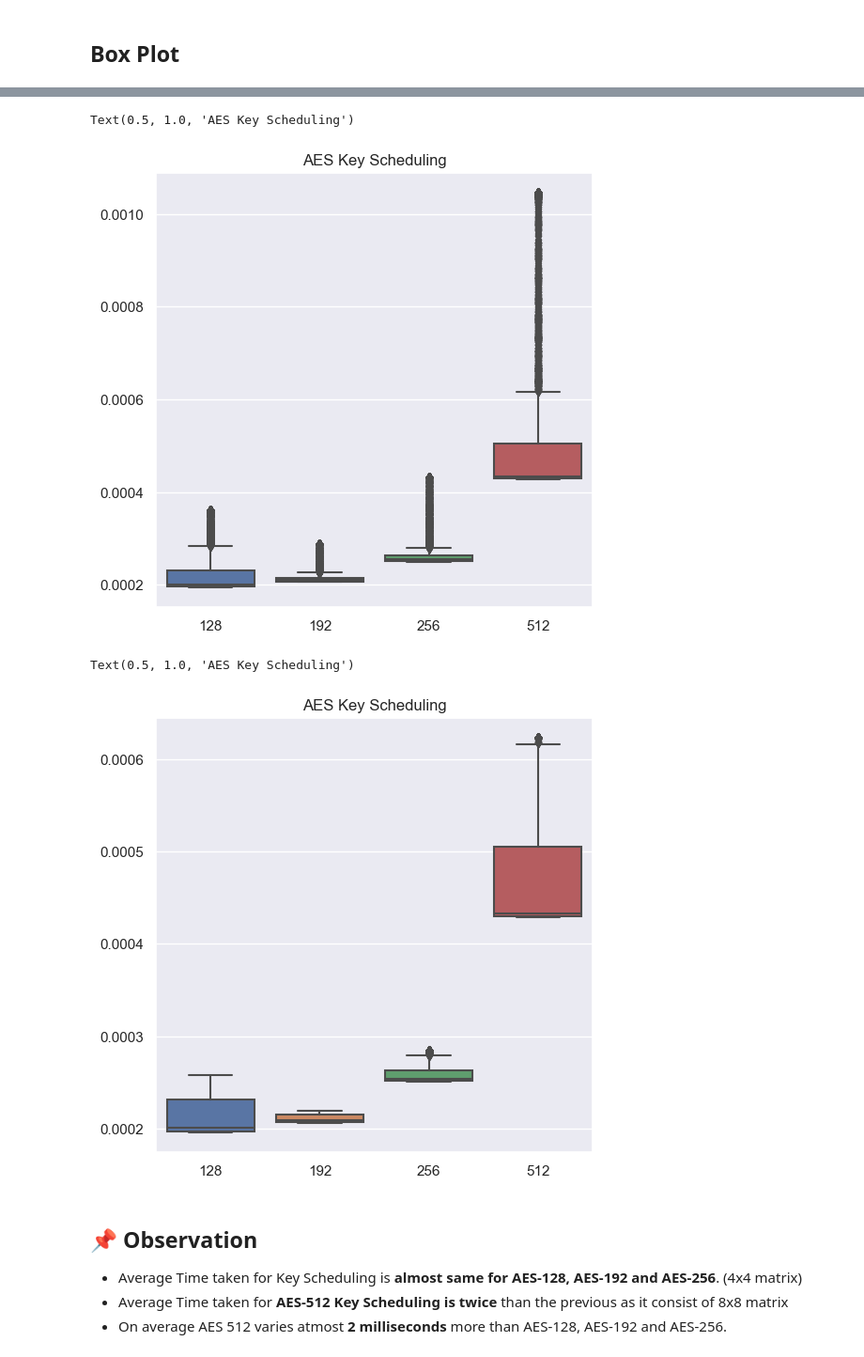
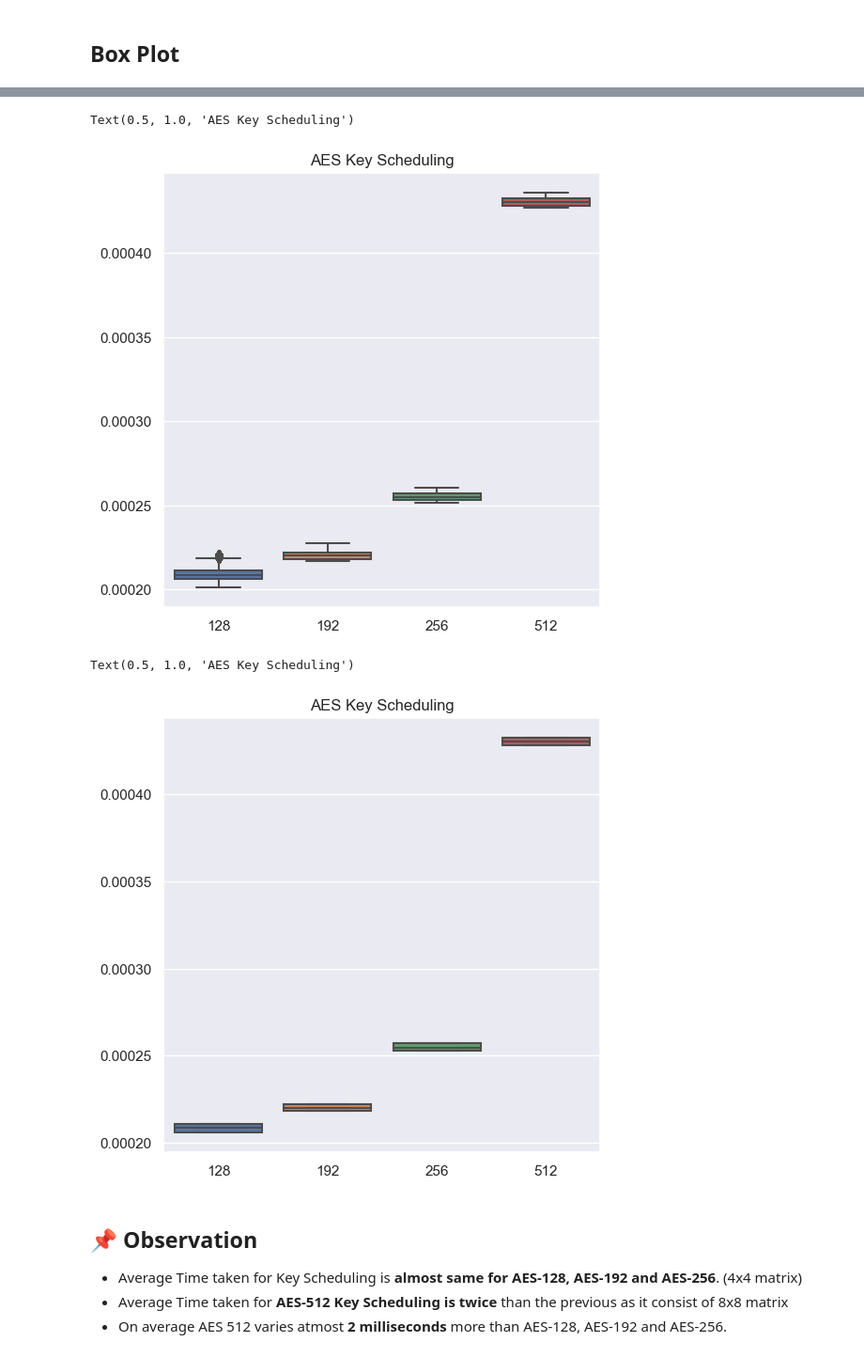
Before and after one commit to sandeep-shaw10/cshb-model, a Jupyter notebook: analysis/AES1-KeySchedule.ipynb, the cells around one changed output, grey strips where cells are left out. Shown at 94% size. Cells and saved outputs as stored; diff of their text form; code cells hidden in the pictures.

Commit message:
100k observation from 10k

```diff
--- a/analysis/AES1-KeySchedule.ipynb
+++ b/analysis/AES1-KeySchedule.ipynb
@@ -20,7 +20,7 @@ aes192 = AES_192()
 aes256 = AES_256()
 aes512 = AES_512()
 
-observation = 10000
+observation = 100000
 KEY = []
 TIME1 = []
 TIME2 = []
@@ -163,25 +163,25 @@ class Quatile_Capping:
             x[i] = np.where(x[i]<self.boundary[i][0], self.boundary[i][0], x[i])
         return x
 # %%
-# Outlier (10-90)
-box = Quatile_Capping(df,0.1)
+# Outlier (12.5-87.5)
+box = Quatile_Capping(df,0.125)
 box = box.impute()
 sns.set_theme(style="whitegrid")
 sns.set(rc = {'figure.figsize':(6,6)})
 sns.boxplot(data=box).set_title("AES Key Scheduling")
 # %% [output]
 Text(0.5, 1.0, 'AES Key Scheduling')
-[figure, old version]
+[figure, new version]
 # %%
-# Outlier (20-80)
-box = Quatile_Capping(df,0.2)
+# Outlier (25-75)
+box = Quatile_Capping(df,0.25)
 box = box.impute()
 sns.set_theme(style="whitegrid")
 sns.set(rc = {'figure.figsize':(6,6)})
 sns.boxplot(data=box).set_title("AES Key Scheduling")
 # %% [output]
 Text(0.5, 1.0, 'AES Key Scheduling')
-[figure, old version]
+[figure, new version]
 # %% [markdown]
 ## **📌 Observation**
 
```
Also changed, not shown: parts of 5 cells of this notebook, 1 other file.
